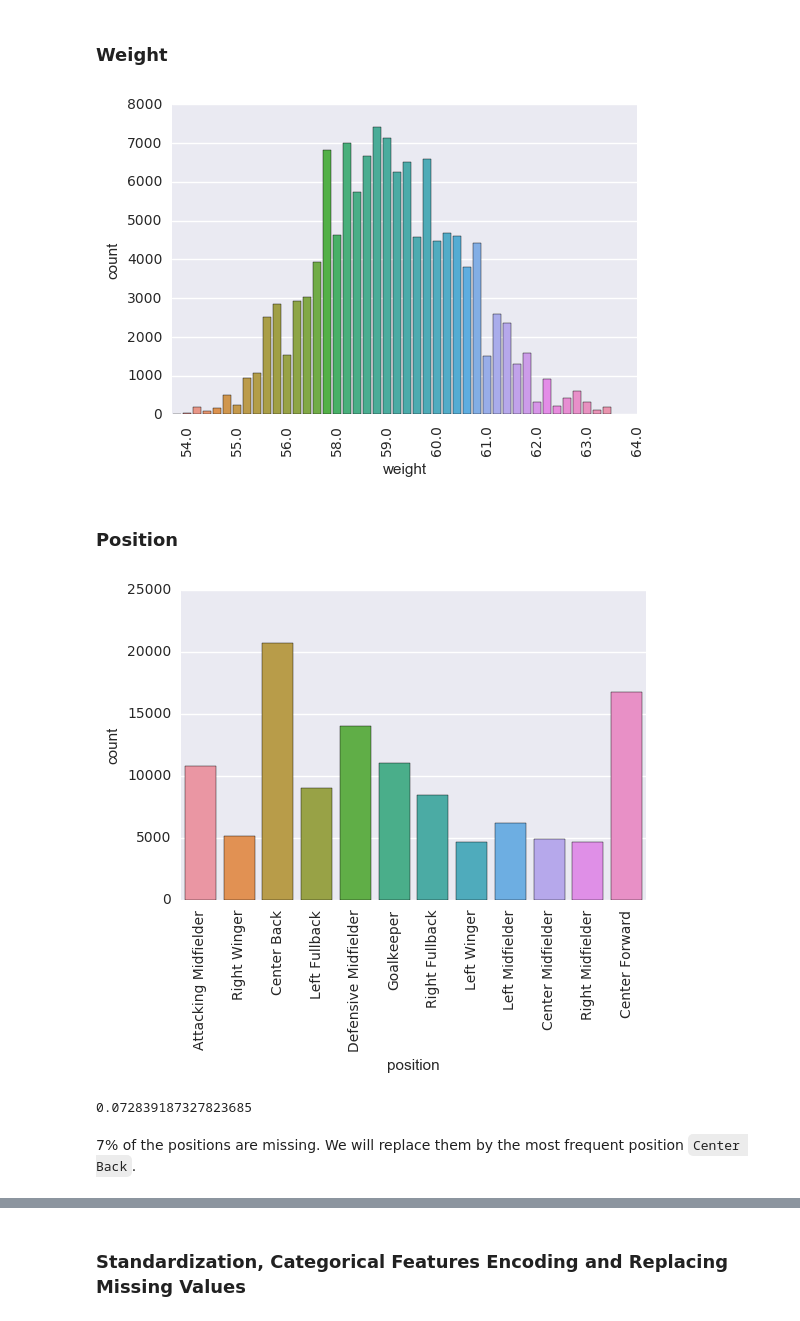
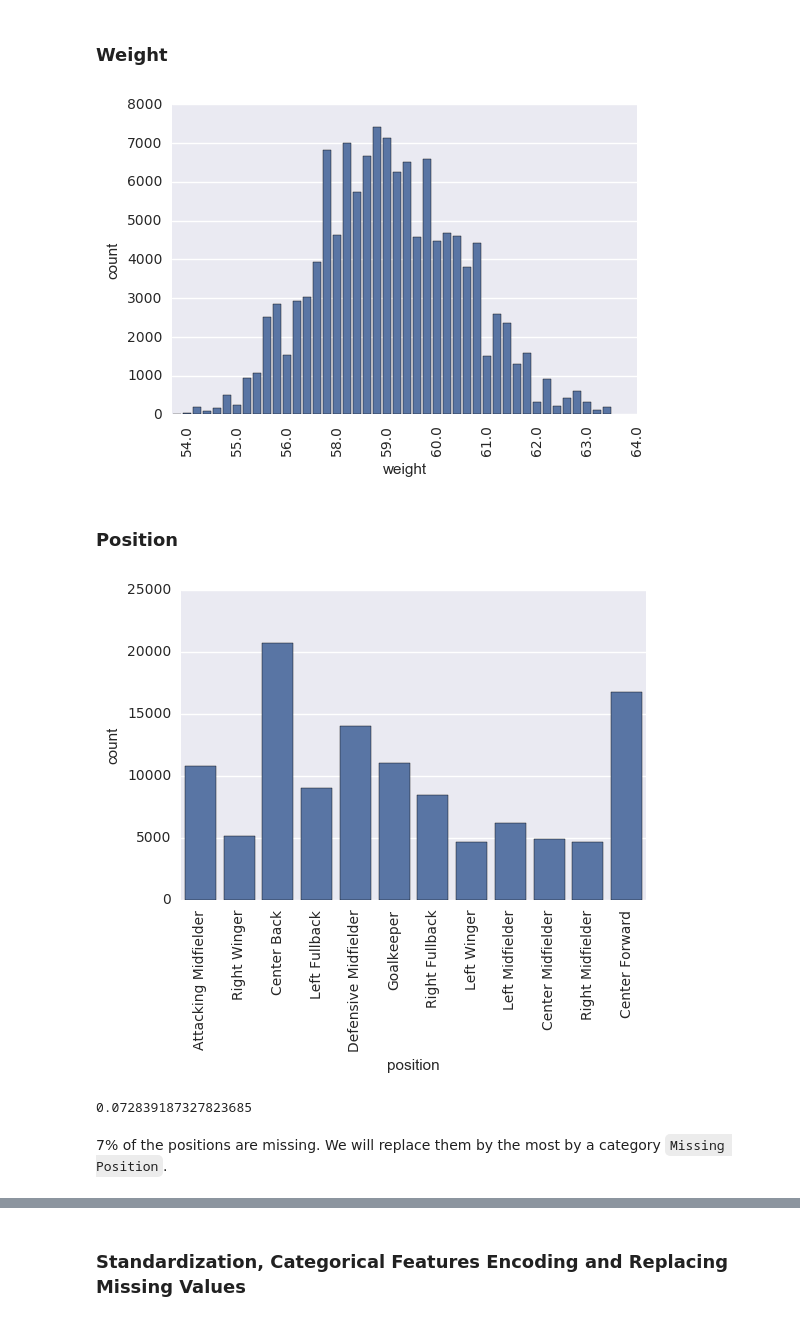
Before and after one commit to semplea/adaepfl-hw, a Jupyter notebook: 04 - Applied ML/nb.ipynb, the cells around one changed output, grey strips where cells are left out. Saved outputs shown, nothing was run; the diff lists cells and outputs as text; code cells hidden in the pictures.

```diff
--- a/04 - Applied ML/nb.ipynb
+++ b/04 - Applied ML/nb.ipynb
@@ -145,18 +154,18 @@ There is no outliers and the distribution looks normal.
 # %% [markdown]
 ### Weight
 # %%
-w = sns.countplot(x="weight", data=skin_data)
+w = sns.countplot(x="weight", data=skin_data, color=palette[0])
 plt.setp(w.get_xticklabels(), rotation=90)
 w.set(xticks=np.arange(1,50,5));
 # %% [output]
-[figure, old version]
+[figure, new version]
 # %% [markdown]
 ### Position
 # %%
-pos = sns.countplot(x="position", data=skin_data);
+pos = sns.countplot(x="position", data=skin_data, color=palette[0]);
 plt.setp(pos.get_xticklabels(), rotation=90);
 # %% [output]
-[figure, old version]
+[figure, new version]
 # %%
 missing_values = skin_data['position'].isnull().value_counts()
 # %%
@@ -164,4 +173,4 @@ missing_values[1]/missing_values[0]
 # %% [output]
 0.072839187327823685
 # %% [markdown]
-7% of the positions are missing. We will replace them by the most frequent position `Center Back`.
+7% of the positions are missing. We will replace them by the most by a category `Missing Position`.
```
Also changed, not shown: parts of 14 cells of this notebook.
